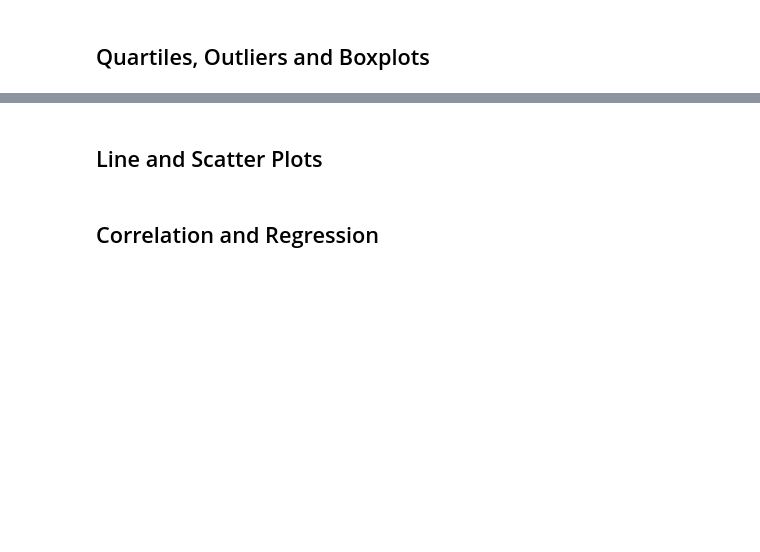
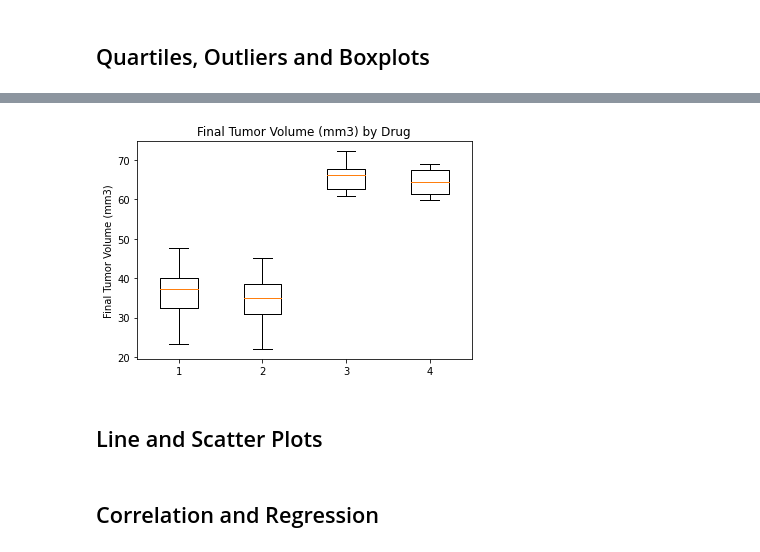
Before and after one commit to Rob397/Matplotlib--Pharma, a Jupyter notebook: pymaceuticals_starter.ipynb, the cells around one changed output, grey strips where cells are left out. Cells and saved outputs as stored; diff of their text form; code cells hidden in the pictures; blank space fills up the shorter version.

```diff
--- a/pymaceuticals_starter.ipynb
+++ b/pymaceuticals_starter.ipynb
@@ -210,0 +329,10 @@ gender_groups.head()
+# %%
+Cap_tumour = Cap.loc[: , Cap.columns.drop(['Mouse ID','Sex', 'Weight (g)', 'Timepoint','Age_months', 'Metastatic Sites'])]
+Cap_tumour['Tumor Volume (mm3)']
+Inf_tumour = Inf.loc[: , Inf.columns.drop(['Mouse ID','Sex', 'Weight (g)', 'Timepoint','Age_months', 'Metastatic Sites'])]
+Inf_tumour
+
+Cefta_tumour =Cef.loc[: , Cef.columns.drop(['Mouse ID','Sex', 'Weight (g)', 'Timepoint','Age_months', 'Metastatic Sites'])]
+Rami_tumour = Ram.loc[: , Ram.columns.drop(['Mouse ID','Sex', 'Weight (g)', 'Timepoint','Age_months', 'Metastatic Sites'])]
+Inf
+# example = vertical_stack.loc[:, vertical_stack.columns.drop(['Mouse ID','Sex','Weight (g)', 'Timepoint','Age_months', 'Metastatic Sites'])]
@@ -211,3 +350,24 @@ gender_groups.head()
+# %%
+# Generate a box plot of the final tumor volume of each mouse across four regimens of interest
+
+# quartile.loc["Capomulin"]
+
+
+# four_reg = vertical_simple.groupby("Drug Regimen")
+# four_reg.head()
+data =[Cap_tumour['Tumor Volume (mm3)'],Rami_tumour['Tumor Volume (mm3)'],Inf_tumour['Tumor Volume (mm3)'],Cefta_tumour['Tumor Volume (mm3)']]
+# example list tumors_Cap = []
+fig1, ax1 = plt.subplots()
+ax1.set_title('Final Tumor Volume (mm3) by Drug')
+ax1.set_ylabel('Final Tumor Volume (mm3)')
+ax1.boxplot(data)
+
+# fig2, ax2 = plt.subplots()
+# ax2.set_title('Final Tumor Volume (mm3)')
+# ax2.boxplot(Inf_tumour["Tumor Volume (mm3)"])
+plt.show()
+# %% [output]
+[figure, added]
 # %% [markdown]
 ## Line and Scatter Plots
 # %%
```
Also changed, not shown: parts of 19 cells of this notebook.
